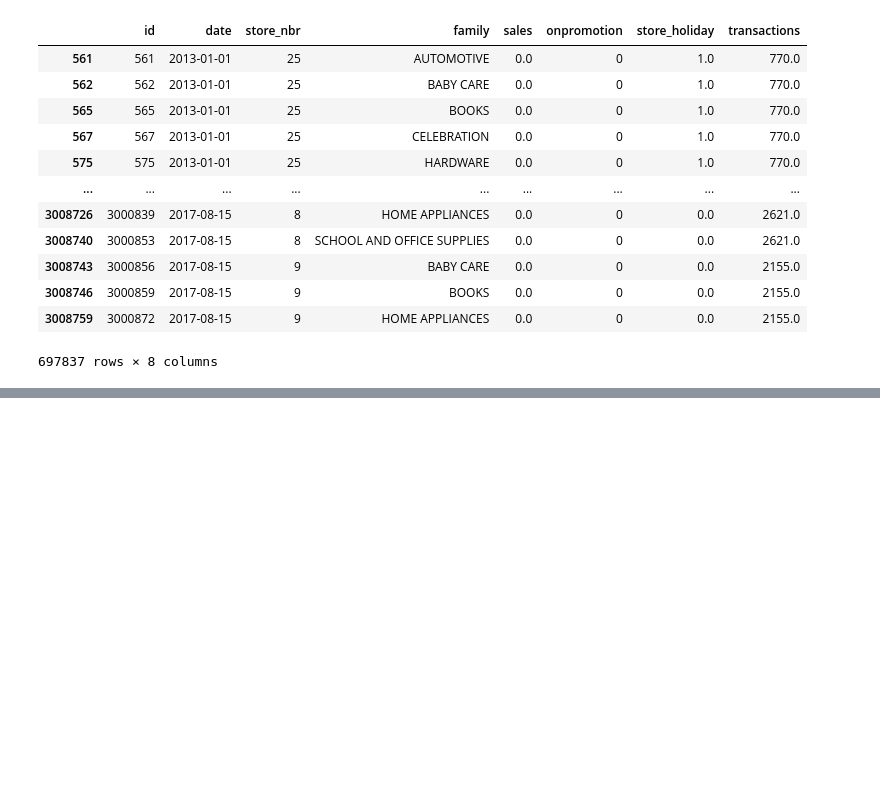
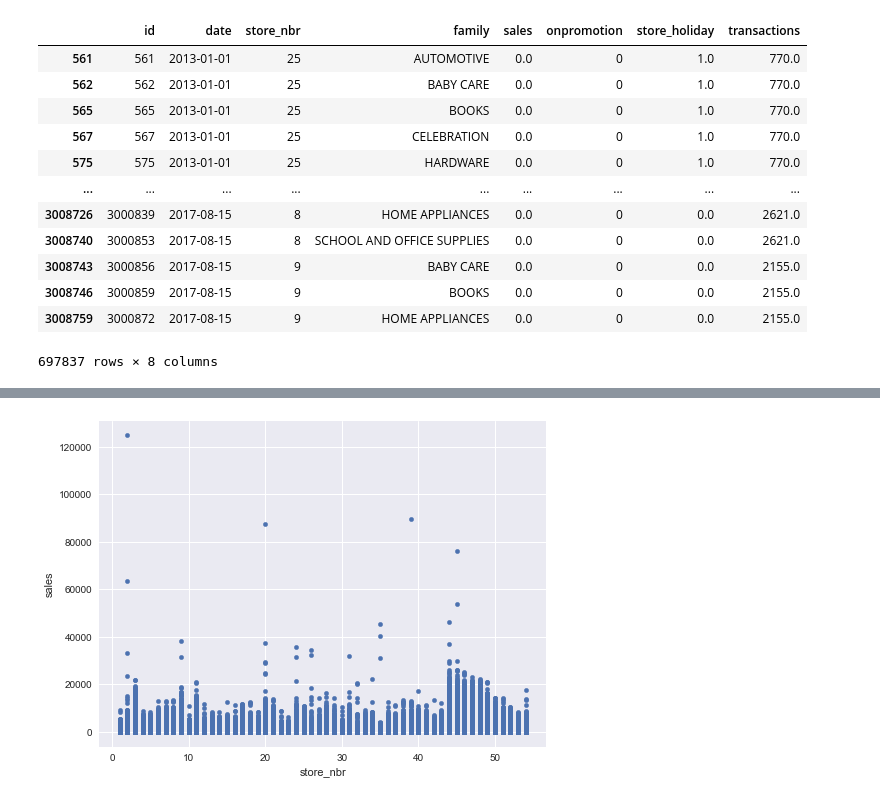
Before and after one commit to Ruparna25/Sales_Forecast-Time_Series, a Jupyter notebook: sales-forecasting-time-series.ipynb, the cells around one changed output, grey strips where cells are left out. Cells and saved outputs as stored; diff of their text form; code cells hidden in the pictures; blank space fills up the shorter version.

```diff
--- a/sales-forecasting-time-series.ipynb
+++ b/sales-forecasting-time-series.ipynb
@@ -855 +867,7 @@ PREPARED FOODS                91175
 Name: family, dtype: int64
+# %%
+#Mapping stores to sales
+X_train.plot(x='store_nbr',y='sales',figsize=(8,6),kind='scatter')
+plt.show()
+# %% [output]
+[figure, added]
```
Also changed, not shown: parts of 14 cells of this notebook.
